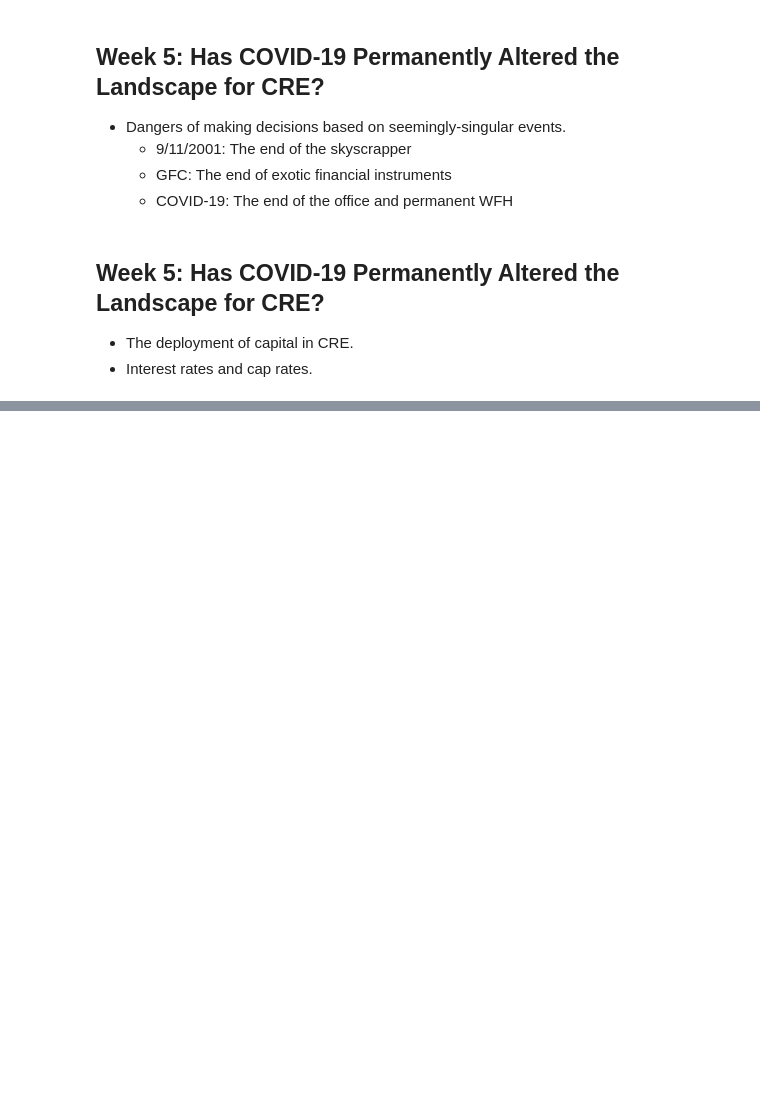
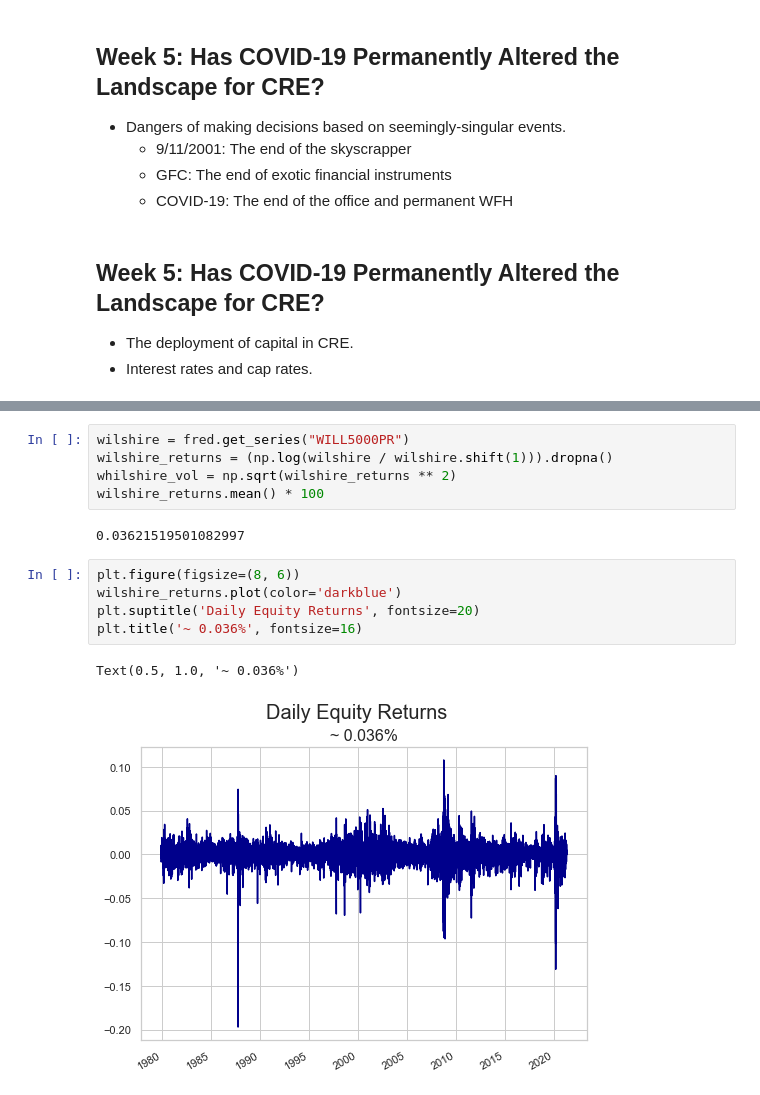
Before and after one commit to thsavage/CREF1-CE1005, a Jupyter notebook: Forces Shaping Commercial Real Estate.ipynb, the cells around one changed output, grey strips where cells are left out. Drawn from its saved outputs; the diff is of its cells as text; blank space fills up the shorter version.

```diff
--- a/Forces Shaping Commercial Real Estate.ipynb
+++ b/Forces Shaping Commercial Real Estate.ipynb
@@ -450,0 +470,15 @@ Text(0.5, 1.0, 'Amazon Volatility')
+# %%
+wilshire = fred.get_series("WILL5000PR")
+wilshire_returns = (np.log(wilshire / wilshire.shift(1))).dropna()
+whilshire_vol = np.sqrt(wilshire_returns ** 2)
+wilshire_returns.mean() * 100
+# %% [output]
+0.03621519501082997
+# %%
+plt.figure(figsize=(8, 6))
+wilshire_returns.plot(color='darkblue')
+plt.suptitle('Daily Equity Returns', fontsize=20)
+plt.title('~ 0.036%', fontsize=16)
+# %% [output]
+Text(0.5, 1.0, '~ 0.036%')
+[figure, added]
```
Also changed, not shown: parts of 7 cells of this notebook.
